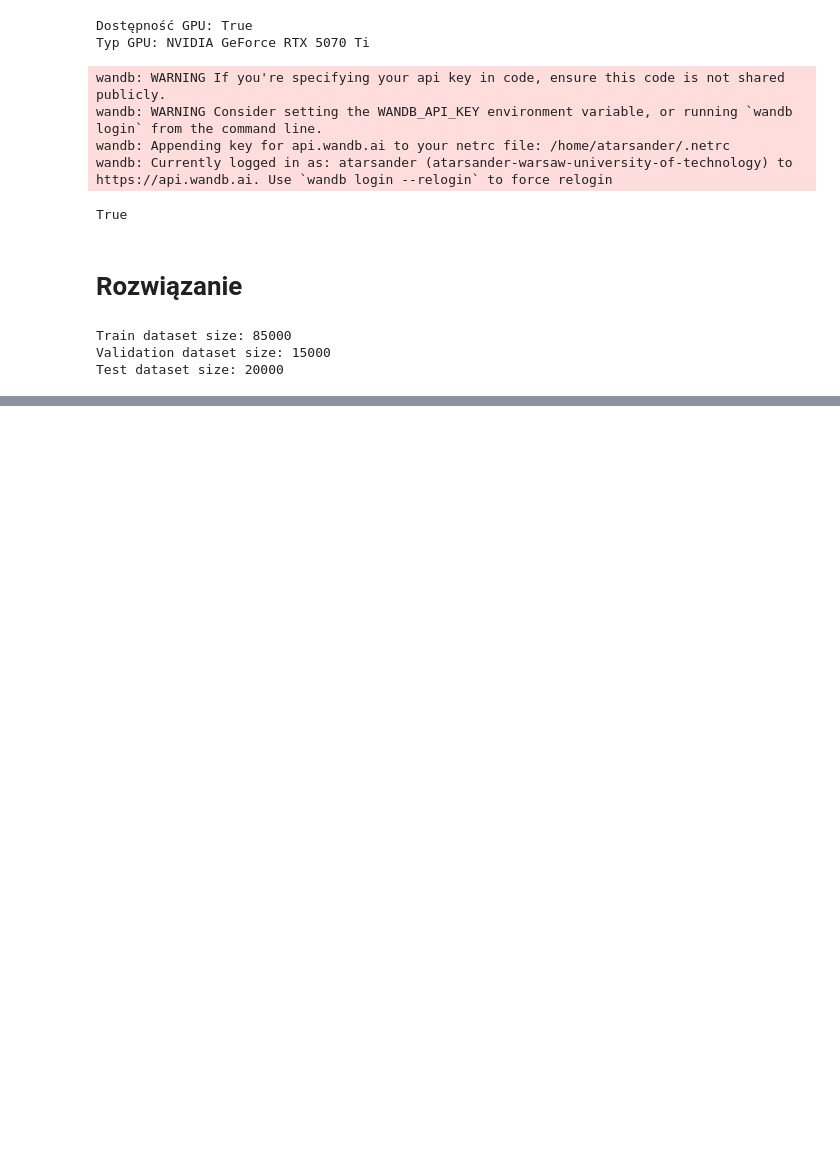
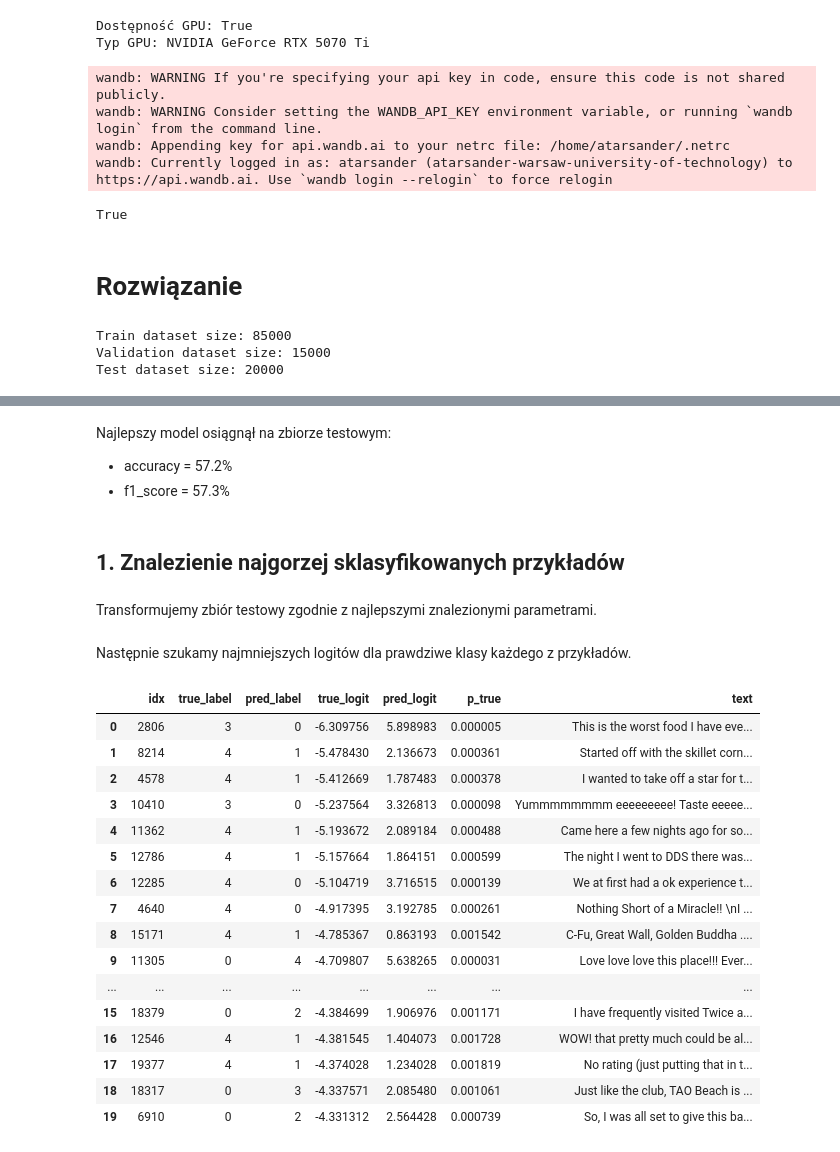
Before and after one commit to AtarSander/LLM-practice, a Jupyter notebook: lab1/LLM_Klasyczne_metody_klasyfikacji_tekstu_Lab_LLM.ipynb, the cells around one changed output, grey strips where cells are left out. Saved outputs shown, nothing was run; the diff lists cells and outputs as text; code cells hidden in the pictures; blank space fills up the shorter version.

```diff
--- a/lab1/LLM_Klasyczne_metody_klasyfikacji_tekstu_Lab_LLM.ipynb
+++ b/lab1/LLM_Klasyczne_metody_klasyfikacji_tekstu_Lab_LLM.ipynb
@@ -124,4 +101,0 @@ test_dataset = TensorDataset(torch.tensor(X_test), torch.tensor(y_test))
-# %%
-train_loader = DataLoader(train_dataset, batch_size=BATCH_SIZE, shuffle=True, num_workers=NUM_WORKERS, pin_memory=True)
-val_loader = DataLoader(val_dataset, batch_size=BATCH_SIZE, shuffle=False, num_workers=NUM_WORKERS, pin_memory=True)
-test_loader = DataLoader(test_dataset, batch_size=BATCH_SIZE, shuffle=False, num_workers=NUM_WORKERS, pin_memory=True)
@@ -335,0 +374,7 @@ weighted avg       0.50      0.51      0.51     15000
+# %%
+training_setup = {
+    "epochs": 25,
+    "optim_type": torch.optim.Adam,
+    "optim_params": [3e-4],
+    "criterion": nn.CrossEntropyLoss(),
+}
@@ -335,0 +697,8 @@ weighted avg       0.50      0.51      0.51     15000
+# %% [markdown]
+Najlepszy model osiągnął na zbiorze testowym:
+- accuracy = 57.2%
+- f1_score = 57.3%
+# %% [markdown]
+## 1. Znalezienie najgorzej sklasyfikowanych przykładów
+# %% [markdown]
+Transformujemy zbiór testowy zgodnie z najlepszymi znalezionymi parametrami.
@@ -335,0 +718,54 @@ weighted avg       0.50      0.51      0.51     15000
+# %% [markdown]
+Następnie szukamy najmniejszych logitów dla prawdziwe klasy każdego z przykładów.
+# %%
+def show_k_most_wrong(model, test_loader, true_texts, k, device):
+    model.eval()
+    all_logits, all_y = [], []
+    for X, y in test_loader:
+        X = X.to(dtype=torch.float32, device=device)
+        logits = model(X).detach().cpu()
+        all_logits.append(logits)
+        all_y.append(y)
+
+    logits, y_true = torch.cat(all_logits, dim=0), torch.cat(all_y, dim=0)
+    true_logits = logits[torch.arange(logits.size(0)), y_true]
+
+    p_true = torch.softmax(logits, dim=1)[torch.arange(logits.size(0)), y_true]
+    y_pred = torch.argmax(logits, dim=1)
+
+    idx_sorted = torch.argsort(true_logits, dim=0, descending=False)[:k].cpu().numpy().tolist()
+
+    rows = []
+    for idx in idx_sorted:
+        rows.append({
+            "idx": idx,
+            "true_label": int(y_true[idx].item()),
+            "pred_label": int(y_pred[idx].item()),
+            "true_logit": float(true_logits[idx].item()),
+            "pred_logit": float(logits[idx, y_pred[idx]].item()),
+            "p_true": float(p_true[idx].item()),
+            "text": str(true_texts[idx]["text"])[:1200]
+        })
+    return rows
+# %%
+rows = show_k_most_wrong(model, test_loader, dataset_test, k=20, device=DEVICE)
+df = pd.DataFrame(rows)
+df
+# %% [output]
+|  | idx | true_label | pred_label | true_logit | pred_logit | p_true | text |
+| 0 | 2806 | 3 | 0 | -6.309756 | 5.898983 | 0.000005 | This is the worst food I have eve... |
+| 1 | 8214 | 4 | 1 | -5.478430 | 2.136673 | 0.000361 | Started off with the skillet corn... |
+| 2 | 4578 | 4 | 1 | -5.412669 | 1.787483 | 0.000378 | I wanted to take off a star for t... |
+| 3 | 10410 | 3 | 0 | -5.237564 | 3.326813 | 0.000098 | Yummmmmmmm eeeeeeeee! Taste eeeee... |
+| 4 | 11362 | 4 | 1 | -5.193672 | 2.089184 | 0.000488 | Came here a few nights ago for so... |
+| 5 | 12786 | 4 | 1 | -5.157664 | 1.864151 | 0.000599 | The night I went to DDS there was... |
+| 6 | 12285 | 4 | 0 | -5.104719 | 3.716515 | 0.000139 | We at first had a ok experience t... |
+| 7 | 4640 | 4 | 0 | -4.917395 | 3.192785 | 0.000261 | Nothing Short of a Miracle!! \nI ... |
+| 8 | 15171 | 4 | 1 | -4.785367 | 0.863193 | 0.001542 | C-Fu, Great Wall, Golden Buddha .... |
+| 9 | 11305 | 0 | 4 | -4.709807 | 5.638265 | 0.000031 | Love love love this place!!! Ever... |
+| ... | ... | ... | ... | ... | ... | ... | ... |
+| 15 | 18379 | 0 | 2 | -4.384699 | 1.906976 | 0.001171 | I have frequently visited Twice a... |
+| 16 | 12546 | 4 | 1 | -4.381545 | 1.404073 | 0.001728 | WOW! that pretty much could be al... |
+| 17 | 19377 | 4 | 1 | -4.374028 | 1.234028 | 0.001819 | No rating (just putting that in t... |
+| 18 | 18317 | 0 | 3 | -4.337571 | 2.085480 | 0.001061 | Just like the club, TAO Beach is ... |
+| 19 | 6910 | 0 | 2 | -4.331312 | 2.564428 | 0.000739 | So, I was all set to give this ba... |
```
Also changed, not shown: parts of 53 cells of this notebook.
